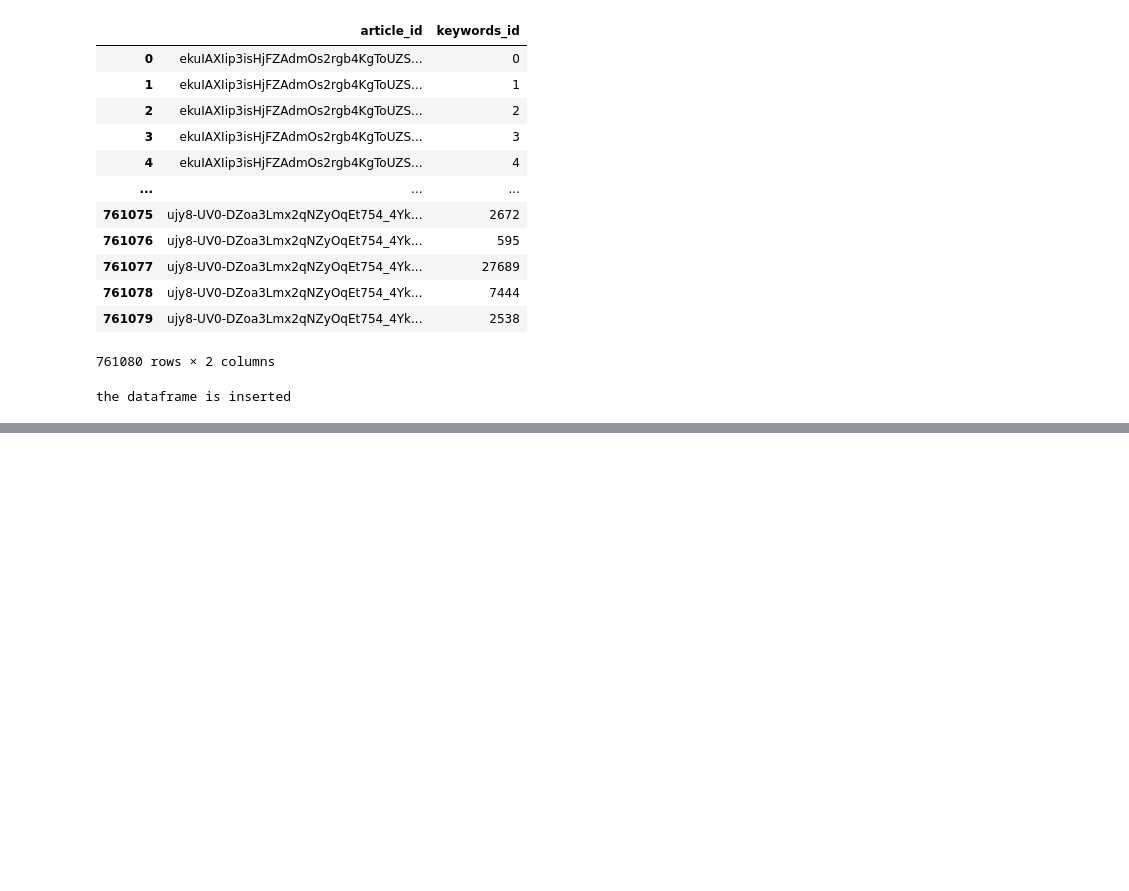
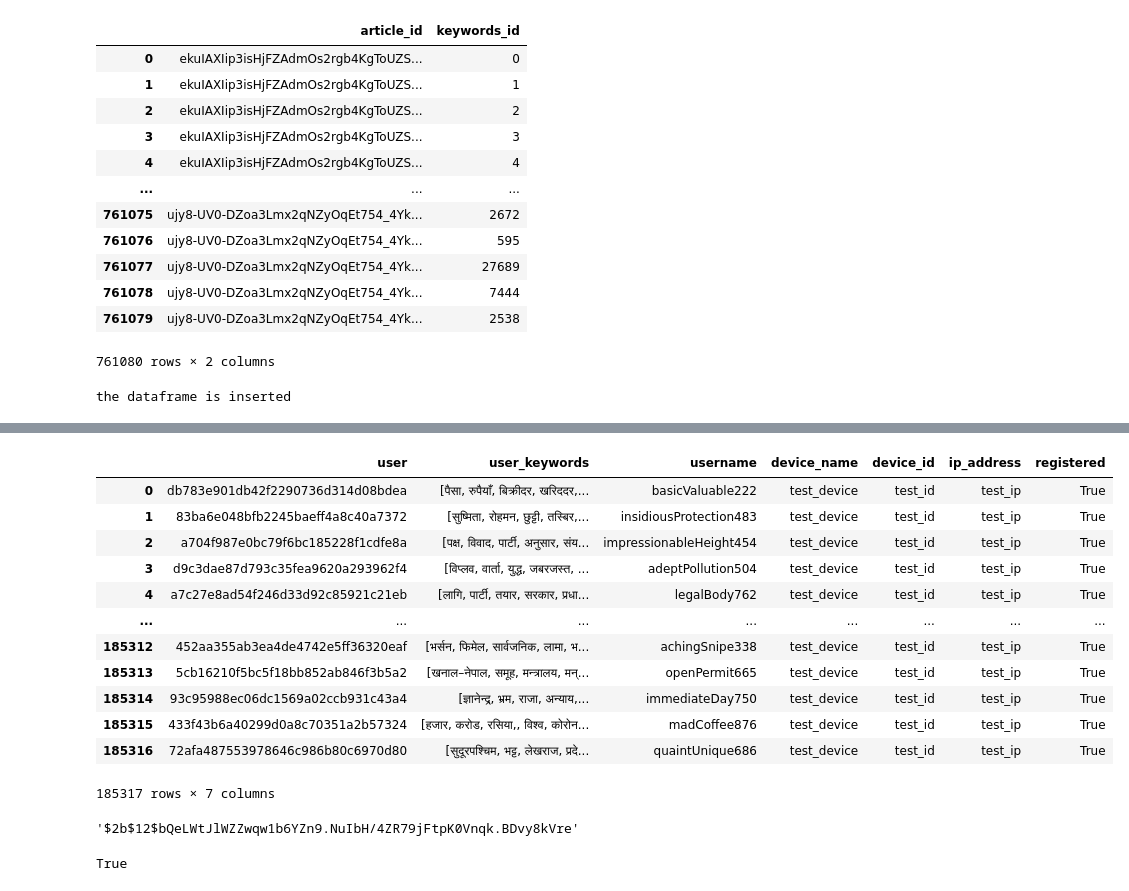
Before and after one commit to roviso/recommendation_news_api, a Jupyter notebook: repository/ncf_recommender/keyword_loader.ipynb, the cells around one changed output, grey strips where cells are left out. Drawn from its saved outputs; the diff is of its cells as text; code cells hidden in the pictures; blank space fills up the shorter version.

```diff
--- a/repository/ncf_recommender/keyword_loader.ipynb
+++ b/repository/ncf_recommender/keyword_loader.ipynb
@@ -96,9 +98,9 @@ array(['पैसा रुपैयाँ बिक्रीदर खरिद
        'सुदूरपश्चिम भट्ट लेखराज प्रदेशसभा एमाल पक्ष प्रदेश कमिटी रावल माओवा समूह प्रभाव असफल फिर्ता संसदीय मतदान मन्त्री बोहरा, स्पष्टीकरण पटक–पटक'],
       dtype=object)
 # %%
-aa = " ". join(pre.article_df.keywords_words.values)
+allkeywords = " ". join(pre.article_df.keywords_words.values)
 # %%
-x = aa.split()
+x = allkeywords.split()
 x
 # %% [output]
 ['पैसा',
@@ -248,0 +276,2 @@ the dataframe is inserted
+# %%
+pre.user_df['username'] = pre.user_df.apply(lambda x : username_generator.generate_username(1)[0], axis=1)
@@ -248,0 +294,21 @@ the dataframe is inserted
+# %%
+pre.user_df['device_name'] = "test_device"
+pre.user_df['device_id'] = "test_id"
+pre.user_df['ip_address'] = "test_ip"
+pre.user_df['registered'] = True
+# %%
+pre.user_df
+# %% [output]
+|  | user | user_keywords | username | device_name | device_id | ip_address | registered |
+| 0 | db783e901db42f2290736d314d08bdea | [पैसा, रुपैयाँ, बिक्रीदर, खरिददर,... | basicValuable222 | test_device | test_id | test_ip | True |
+| 1 | 83ba6e048bfb2245baeff4a8c40a7372 | [सुष्मिता, रोहमन, छुट्टी, तस्बिर,... | insidiousProtection483 | test_device | test_id | test_ip | True |
+| 2 | a704f987e0bc79f6bc185228f1cdfe8a | [पक्ष, विवाद, पार्टी, अनुसार, संय... | impressionableHeight454 | test_device | test_id | test_ip | True |
+| 3 | d9c3dae87d793c35fea9620a293962f4 | [विप्लव, वार्ता, युद्ध, जबरजस्त, ... | adeptPollution504 | test_device | test_id | test_ip | True |
+| 4 | a7c27e8ad54f246d33d92c85921c21eb | [लागि, पार्टी, तयार, सरकार, प्रधा... | legalBody762 | test_device | test_id | test_ip | True |
+| ... | ... | ... | ... | ... | ... | ... | ... |
+| 185312 | 452aa355ab3ea4de4742e5ff36320eaf | [भर्सन, फिमेल, सार्वजनिक, लामा, भ... | achingSnipe338 | test_device | test_id | test_ip | True |
+| 185313 | 5cb16210f5bc5f18bb852ab846f3b5a2 | [खनाल–नेपाल, समूह, मन्त्रालय, मन्... | openPermit665 | test_device | test_id | test_ip | True |
+| 185314 | 93c95988ec06dc1569a02ccb931c43a4 | [ज्ञानेन्द्र, भ्रम, राजा, अन्याय,... | immediateDay750 | test_device | test_id | test_ip | True |
+| 185315 | 433f43b6a40299d0a8c70351a2b57324 | [हजार, करोड, रसिया,, विश्व, कोरोन... | madCoffee876 | test_device | test_id | test_ip | True |
+| 185316 | 72afa487553978646c986b80c6970d80 | [सुदूरपश्चिम, भट्ट, लेखराज, प्रदे... | quaintUnique686 | test_device | test_id | test_ip | True |
+185317 rows × 7 columns
@@ -248,0 +324,4 @@ the dataframe is inserted
+# %%
+hashed_password
+# %% [output]
+'$2b$12$bQeLWtJlWZZwqw1b6YZn9.NuIbH/4ZR79jFtpK0Vnqk.BDvy8kVre'
@@ -248,0 +331,4 @@ the dataframe is inserted
+# %%
+verify_password('basicValuable222',hashed_password)
+# %% [output]
+True
```
Also changed, not shown: parts of 47 cells of this notebook, 7 other files.
